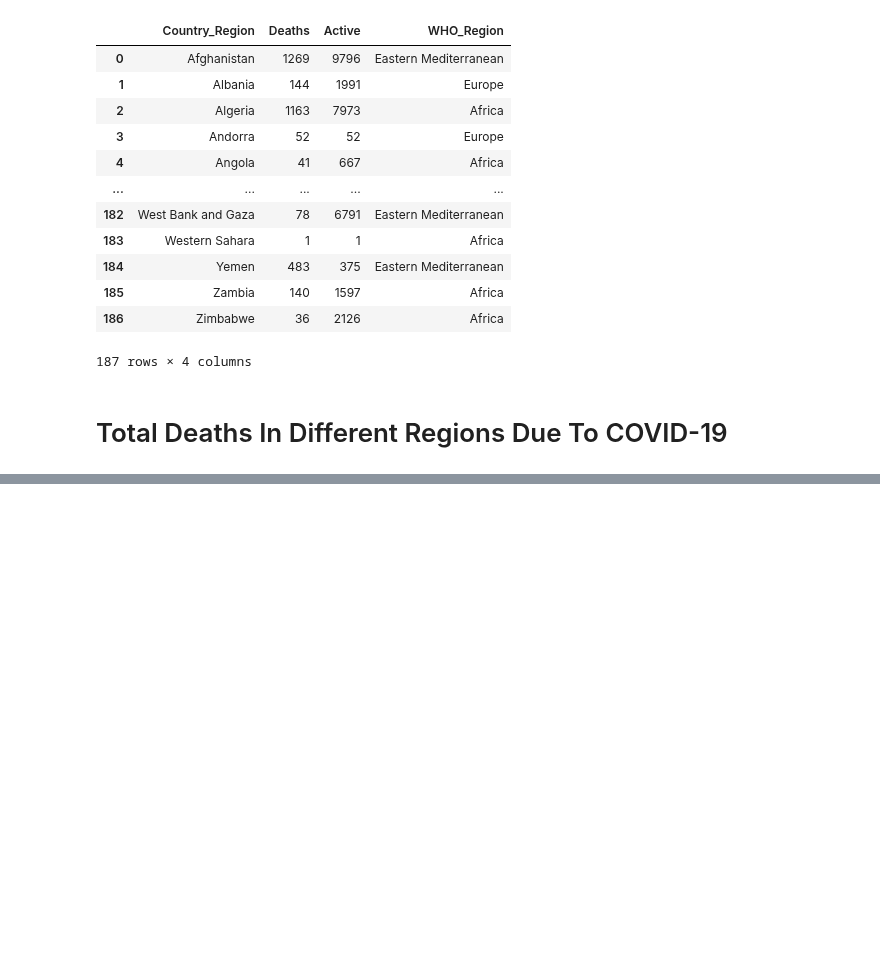
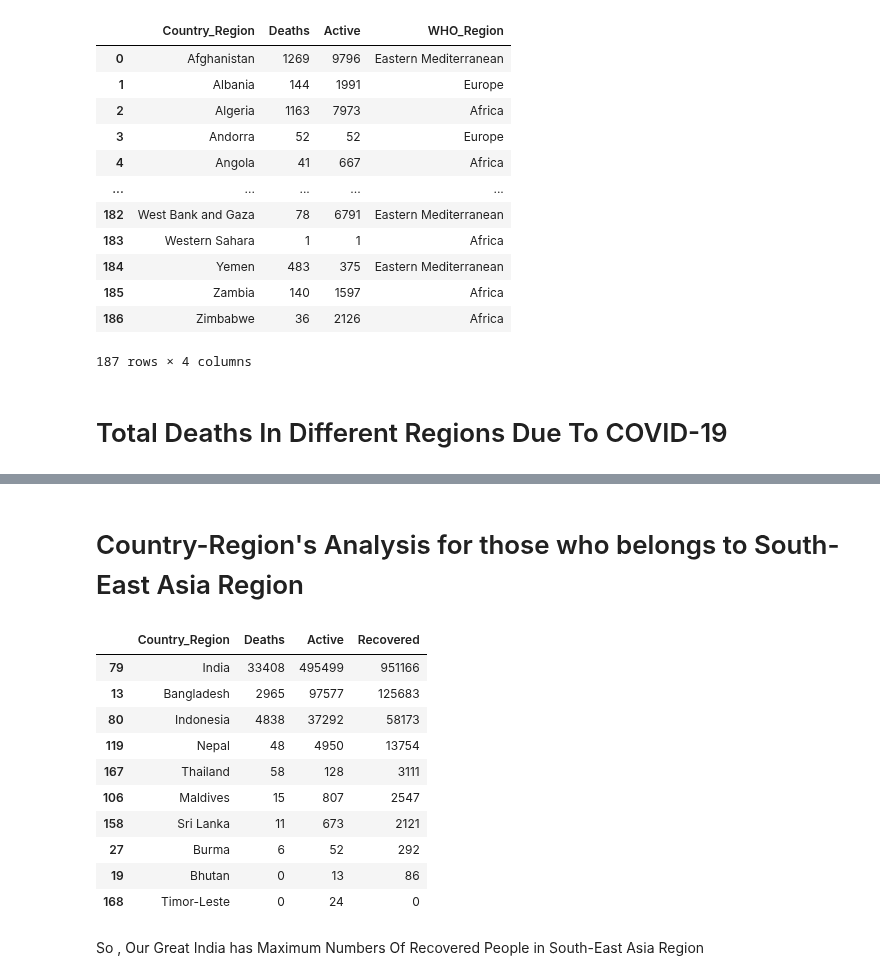
Before and after one commit to Arpan-tech-create/Exploratory_Data_Analysis, a Jupyter notebook: COVID 19.ipynb, the cells around one changed output, grey strips where cells are left out. Saved outputs shown, nothing was run; the diff lists cells and outputs as text; code cells hidden in the pictures; blank space fills up the shorter version.

```diff
--- a/COVID 19.ipynb
+++ b/COVID 19.ipynb
@@ -134,0 +135,23 @@ sns.barplot(x='WHO_Region',y='Recovered',data=read1)
+# %% [markdown]
+# Country-Region's Analysis for those who belongs to South-East Asia Region
+# %%
+east=read1[['Country_Region','Deaths','Active','Recovered']]
+region=read1.WHO_Region=='South-East_Asia'
+# %%
+Asia=east[region]
+Asia_df=Asia.sort_values(by=['Recovered'],ascending=False)
+Asia_df
+# %% [output]
+|  | Country_Region | Deaths | Active | Recovered |
+| 79 | India | 33408 | 495499 | 951166 |
+| 13 | Bangladesh | 2965 | 97577 | 125683 |
+| 80 | Indonesia | 4838 | 37292 | 58173 |
+| 119 | Nepal | 48 | 4950 | 13754 |
+| 167 | Thailand | 58 | 128 | 3111 |
+| 106 | Maldives | 15 | 807 | 2547 |
+| 158 | Sri Lanka | 11 | 673 | 2121 |
+| 27 | Burma | 6 | 52 | 292 |
+| 19 | Bhutan | 0 | 13 | 86 |
+| 168 | Timor-Leste | 0 | 24 | 0 |
+# %% [markdown]
+So , Our Great India has Maximum Numbers Of Recovered People in South-East Asia Region
```
Also changed, not shown: parts of 11 cells of this notebook, 2 other files.
